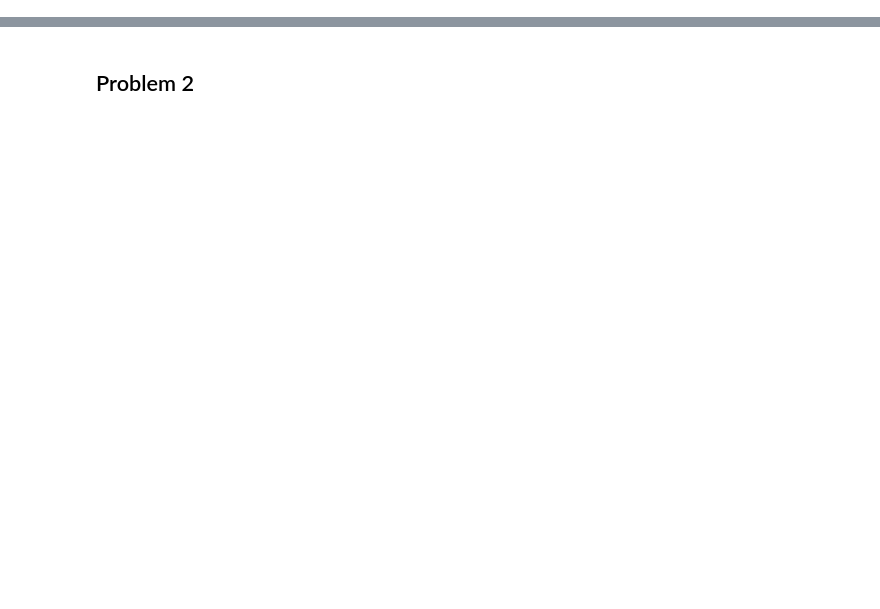
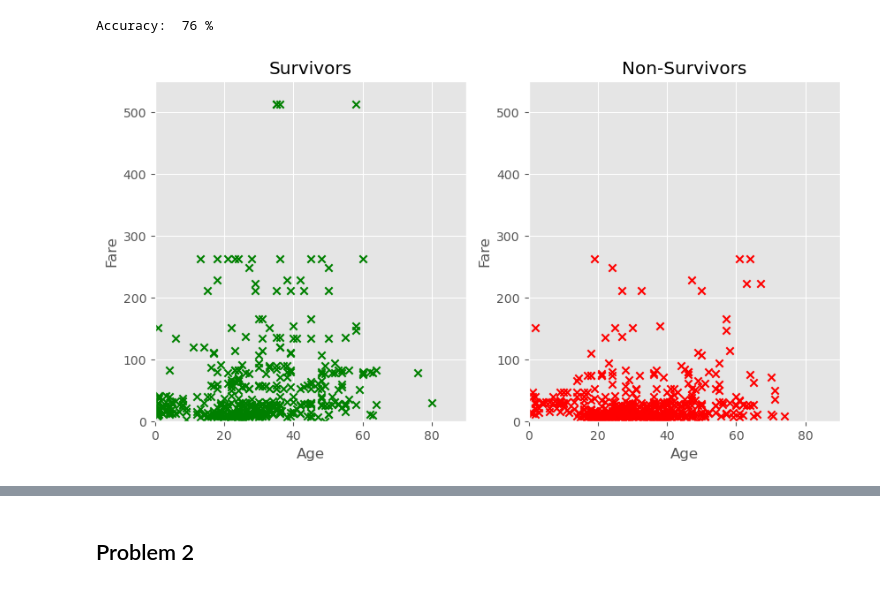
Before and after one commit to as1782/University-Projects, a Jupyter notebook: Solution_Code.ipynb, the cells around one changed output, grey strips where cells are left out. Cells and saved outputs as stored; diff of their text form; code cells hidden in the pictures; blank space fills up the shorter version.

```diff
--- a/Solution_Code.ipynb
+++ b/Solution_Code.ipynb
@@ -55,0 +13,6 @@ Used Chat GPT to get a template on how to work the problem, from there I took th
+# %%
+#Part A
+
+titanic_df = pd.read_csv('titanic.csv')
+
+print("Number of rows:", len(titanic_df))
@@ -55,0 +147,48 @@ Used Chat GPT to get a template on how to work the problem, from there I took th
+# %%
+#Part H
+
+correct_predictions = sum(df_test['survived'] == df_test['survived_hat'])
+
+accuracy = round((correct_predictions / 131) *100)
+
+print("Accuracy: ", accuracy, "%")
+# %% [output]
+Accuracy:  76 %
+# %%
+#Part I
+
+plt.style.use('ggplot')
+
+survived = titanic_df[titanic_df['survived'] == 1]
+
+not_survived = titanic_df[titanic_df['survived'] == 0]
+
+fig, (ax1, ax2) = plt.subplots(1, 2, figsize=(10, 5))
+
+ax1.scatter(survived['age'], survived['fare'], marker='x', color='green')
+
+ax1.set_xlabel('Age')
+
+ax1.set_ylabel('Fare')
+
+ax1.set_title('Survivors')
+
+ax1.set_xlim([0, 90])
+
+ax1.set_ylim([0, 550])
+
+ax2.scatter(not_survived['age'], not_survived['fare'], marker='x', color='red')
+
+ax2.set_xlabel('Age')
+
+ax2.set_ylabel('Fare')
+
+ax2.set_title('Non-Survivors')
+
+ax2.set_xlim([0, 90])
+
+ax2.set_ylim([0, 550])
+
+plt.show()
+# %% [output]
+[figure, added]
```
Also changed, not shown: parts of 62 cells of this notebook.
